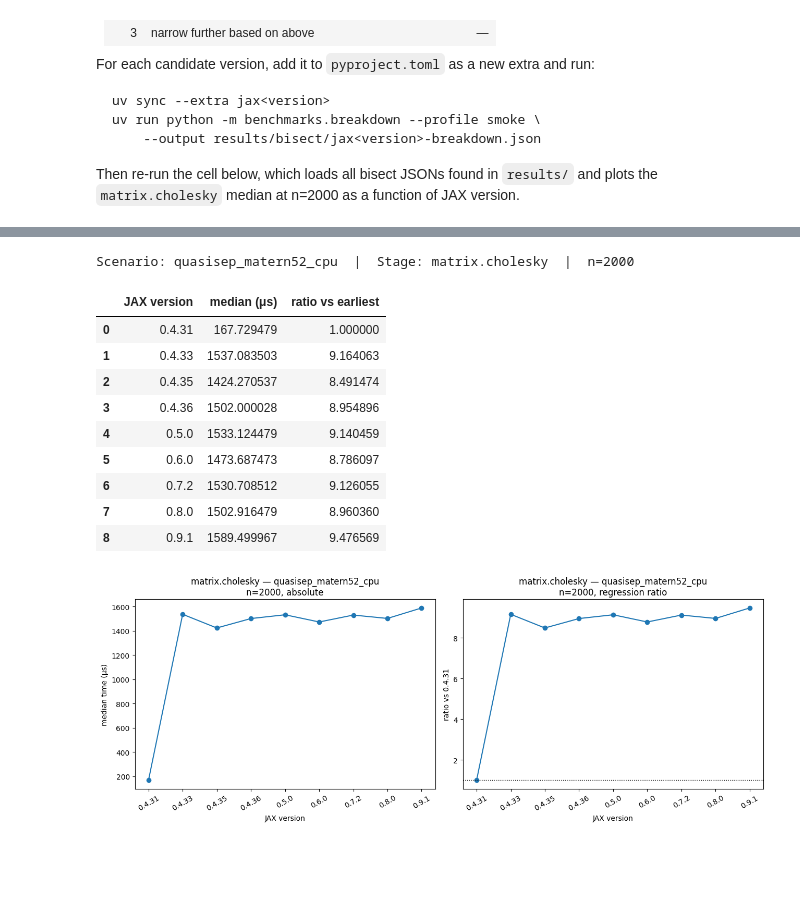
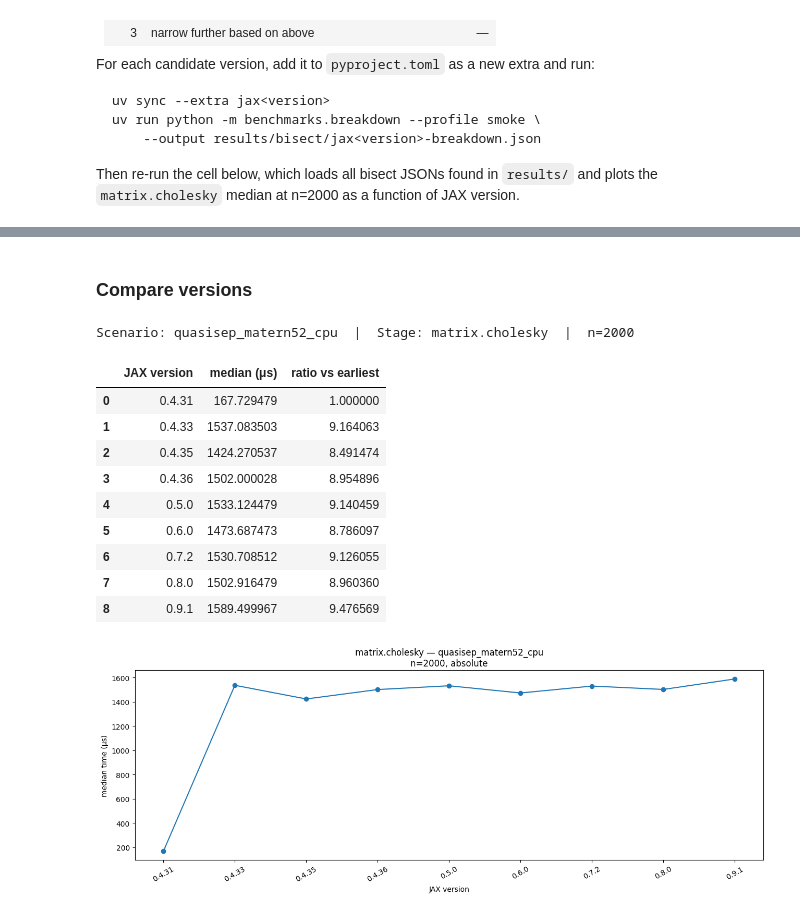
Before and after one commit to olivialynn/tinygp-jax-benchmarks, a Jupyter notebook: notebooks/02 - dtype_bisect.ipynb, the cells around one changed output, grey strips where cells are left out. Cells and saved outputs as stored; diff of their text form; code cells hidden in the pictures; blank space fills up the shorter version.

````diff
--- a/notebooks/02 - dtype_bisect.ipynb
+++ b/notebooks/02 - dtype_bisect.ipynb
@@ -194,6 +196,8 @@ Traceback (most recent call last):
     raise AttributeError(f"module {module!r} has no attribute {name!r}")
 AttributeError: module 'jax.core' has no attribute 'Primitive'. Did you mean: 'CallPrimitive'?
 ```
+# %% [markdown]
+### Compare versions
 # %%
 import re, json
 from pathlib import Path
@@ -236,41 +240,33 @@ else:
     )
     sub["median_us"] = sub["median_s"] * 1e6
     sub["ratio"] = sub["median_us"] / sub["median_us"].iloc[0]
 
     print(f"Scenario: {SCENARIO}  |  Stage: {STAGE}  |  n={N_FOCUS}\n")
     display(sub[["jax_ver", "median_us", "ratio"]].rename(
         columns={"jax_ver": "JAX version", "median_us": "median (μs)", "ratio": "ratio vs earliest"}
     ).reset_index(drop=True))
 
-    fig, axes = plt.subplots(1, 2, figsize=(13, 5))
+    fig, ax = plt.subplots(figsize=(13, 5))
 
-    ax = axes[0]
+    #ax = axes[0]
     ax.plot(sub["jax_ver"], sub["median_us"], "o-")
     ax.set_xlabel("JAX version")
     ax.set_ylabel("median time (μs)")
     ax.set_title(f"{STAGE} — {SCENARIO}\nn={N_FOCUS}, absolute")
     ax.tick_params(axis="x", rotation=30)
 
-    ax = axes[1]
-    ax.plot(sub["jax_ver"], sub["ratio"], "o-")
-    ax.axhline(1.0, color="k", linestyle=":", linewidth=1)
-    ax.set_xlabel("JAX version")
-    ax.set_ylabel(f"ratio vs {sub['jax_ver'].iloc[0]}")
-    ax.set_title(f"{STAGE} — {SCENARIO}\nn={N_FOCUS}, regression ratio")
-    ax.tick_params(axis="x", rotation=30)
-
     plt.tight_layout()
     plt.show()
 # %% [output]
 Scenario: quasisep_matern52_cpu  |  Stage: matrix.cholesky  |  n=2000
 |  | JAX version | median (μs) | ratio vs earliest |
 | 0 | 0.4.31 | 167.729479 | 1.000000 |
 | 1 | 0.4.33 | 1537.083503 | 9.164063 |
 | 2 | 0.4.35 | 1424.270537 | 8.491474 |
 | 3 | 0.4.36 | 1502.000028 | 8.954896 |
 | 4 | 0.5.0 | 1533.124479 | 9.140459 |
 | 5 | 0.6.0 | 1473.687473 | 8.786097 |
 | 6 | 0.7.2 | 1530.708512 | 9.126055 |
 | 7 | 0.8.0 | 1502.916479 | 8.960360 |
 | 8 | 0.9.1 | 1589.499967 | 9.476569 |
-[figure, old version]
+[figure, new version]
````
Also changed, not shown: parts of 1 cell of this notebook, 2 other files.
